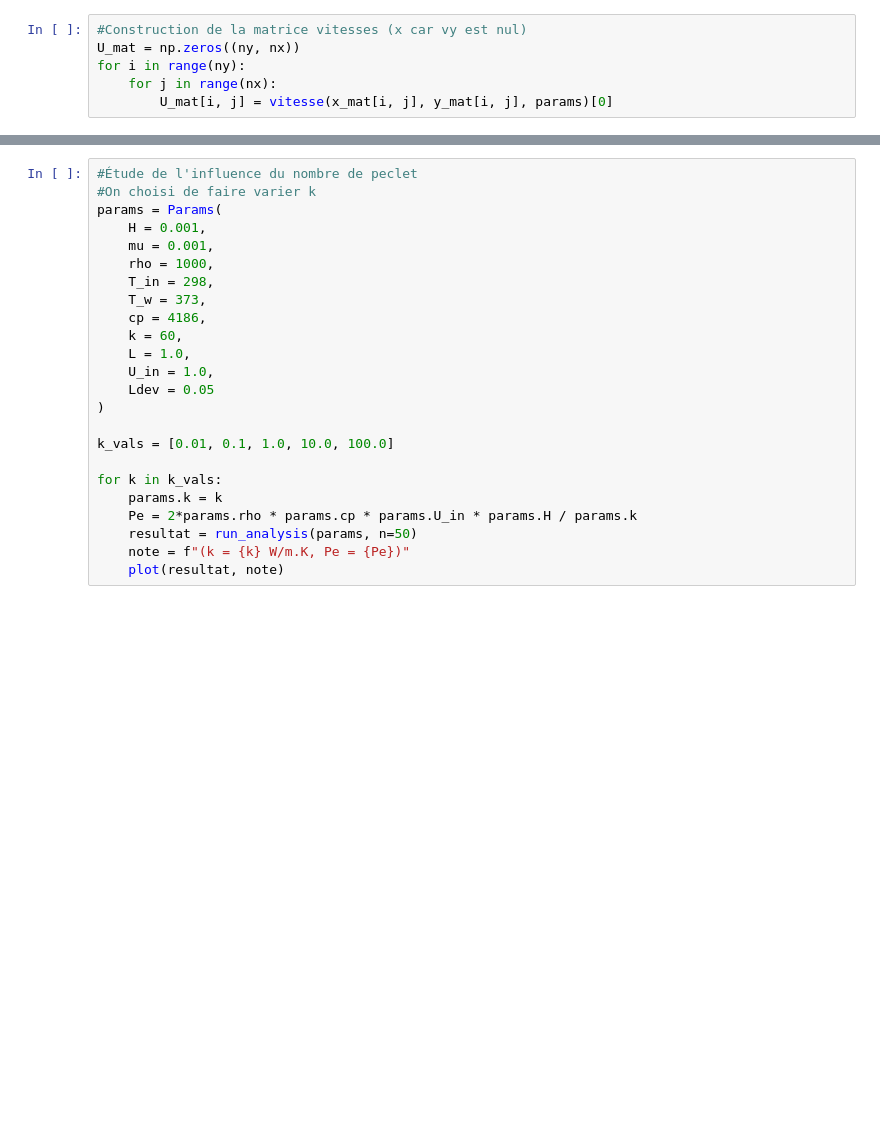
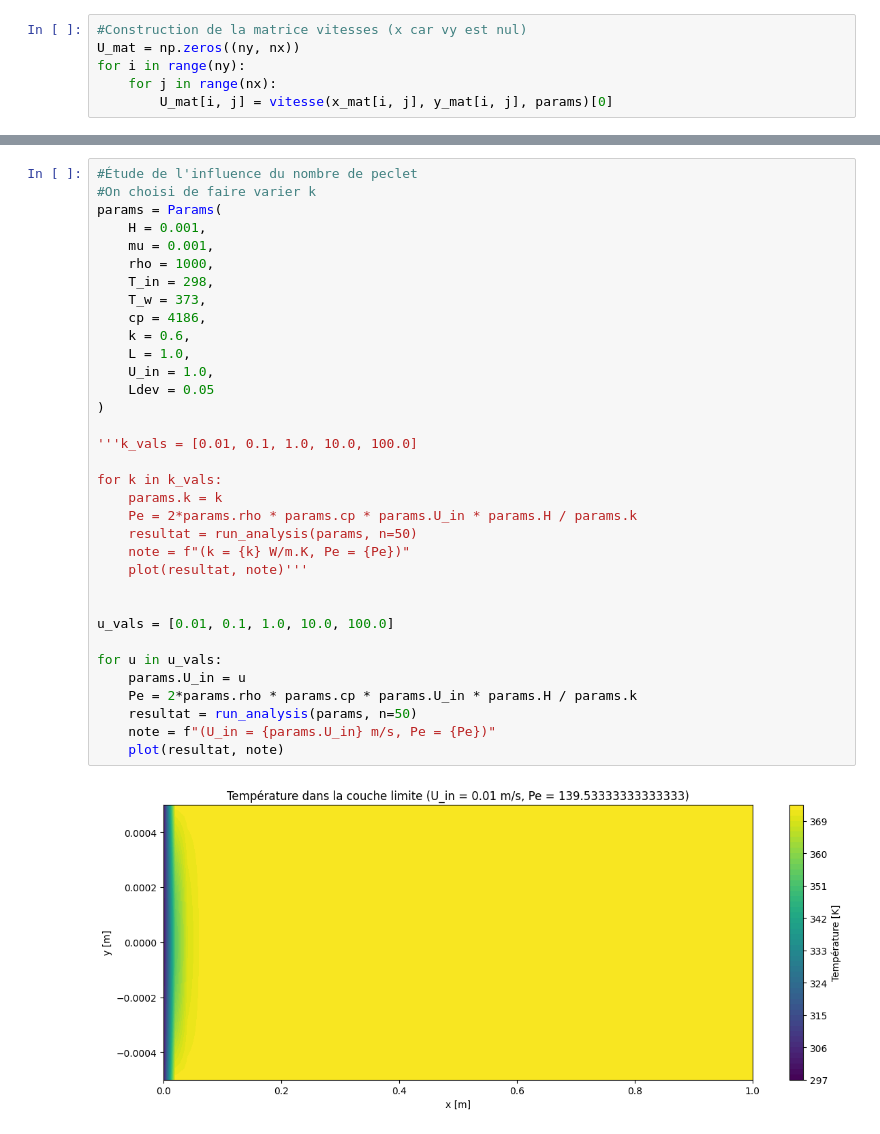
Before and after one commit to Astro-Coco/projet_gch, a Jupyter notebook: graphing.ipynb, the cells around one changed output, grey strips where cells are left out. Saved outputs shown, nothing was run; the diff lists cells and outputs as text; blank space fills up the shorter version.

```diff
--- a/graphing.ipynb
+++ b/graphing.ipynb
@@ -213,24 +211,36 @@ for mu in mu_vals:
 # %%
 #Étude de l'influence du nombre de peclet
 #On choisi de faire varier k
 params = Params(
     H = 0.001,
     mu = 0.001,
     rho = 1000,
     T_in = 298,
     T_w = 373,
     cp = 4186,
-    k = 60,
+    k = 0.6,
     L = 1.0,
     U_in = 1.0,
     Ldev = 0.05
 )
 
-k_vals = [0.01, 0.1, 1.0, 10.0, 100.0]
+'''k_vals = [0.01, 0.1, 1.0, 10.0, 100.0]
 
 for k in k_vals:
     params.k = k
     Pe = 2*params.rho * params.cp * params.U_in * params.H / params.k
     resultat = run_analysis(params, n=50)
     note = f"(k = {k} W/m.K, Pe = {Pe})"
+    plot(resultat, note)'''
+
+
+u_vals = [0.01, 0.1, 1.0, 10.0, 100.0]
+
+for u in u_vals:
+    params.U_in = u
+    Pe = 2*params.rho * params.cp * params.U_in * params.H / params.k
+    resultat = run_analysis(params, n=50)
+    note = f"(U_in = {params.U_in} m/s, Pe = {Pe})"
     plot(resultat, note)
+# %% [output]
+[figure, added]
```
Also changed, not shown: parts of 5 cells of this notebook.
